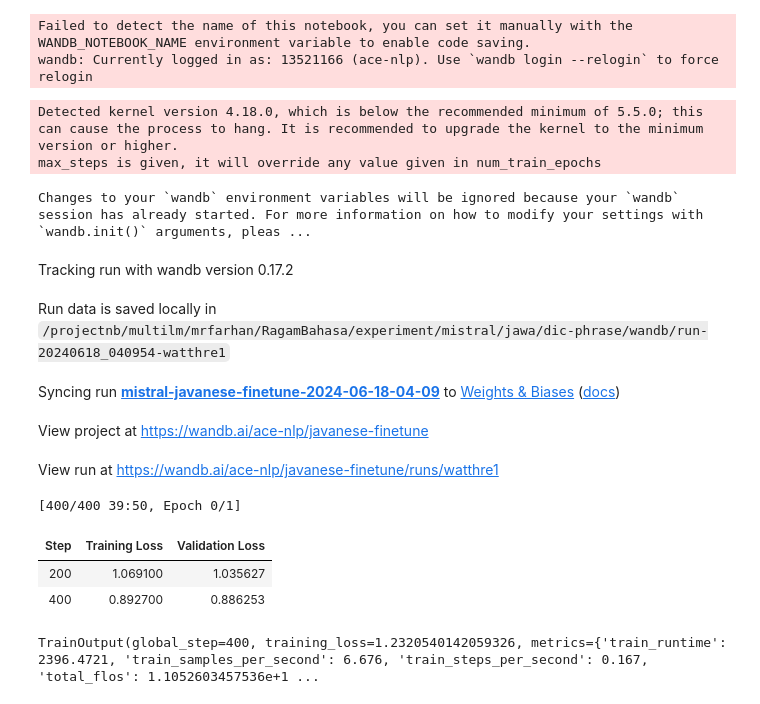
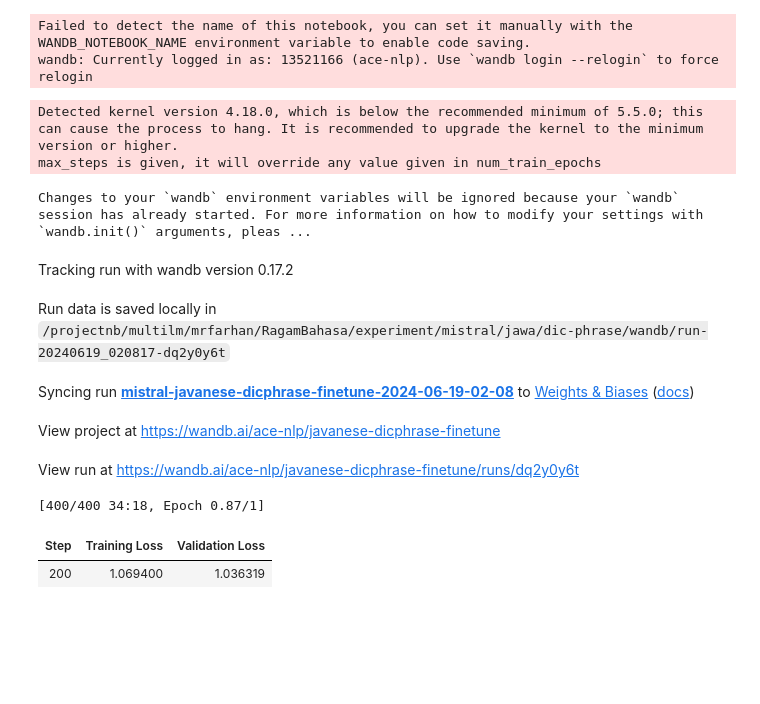
Before and after one commit to rifqifarhansyah/RagamBahasa-Dataset, a Jupyter notebook: Experiment/Mistral/Dic-Phrase/Mistral-Jawa-DicPhrase-Finetuned.ipynb, the cells around one changed output. Saved outputs shown, nothing was run; the diff lists cells and outputs as text; code cells hidden in the pictures; blank space fills up the shorter version.

```diff
--- a/Experiment/Dic-Phrase/Mistral-Jawa-DicPhrase-Finetuned.ipynb
+++ b/Experiment/Mistral/Dic-Phrase/Mistral-Jawa-DicPhrase-Finetuned.ipynb
@@ -92,7 +92,7 @@ plot_data_lengths(tokenized_train_dataset, tokenized_val_dataset)
 22906
 [figure]
 # %%
-max_length = 160
+max_length = 150
 
 def generate_and_tokenize_prompt2(prompt):
     result = tokenizer(
@@ -269,7 +269,7 @@ from datetime import datetime
 
 tokenizer.add_special_tokens({'pad_token': '[PAD]'})
 
-project = "javanese-finetune"
+project = "javanese-dicphrase-finetune"
 base_model_name = "mistral"
 run_name = base_model_name + "-" + project
 output_dir = "./" + run_name
@@ -281,41 +281,39 @@ trainer = transformers.Trainer(
     args=transformers.TrainingArguments(
         output_dir=output_dir,
         warmup_steps=100, # 10 % of max steps
         per_device_train_batch_size=4,
         gradient_accumulation_steps=10,
         max_steps=400,
         learning_rate=2.5e-5, # Want a small lr for finetuning
         bf16=True,
         optim="adamw_hf",
         logging_steps=50,              # When to start reporting loss
         logging_dir="./logs",        # Directory for storing logs
         save_strategy="steps",       # Save the model checkpoint every logging step
         save_steps=200,                # Save checkpoints every 50 steps
         evaluation_strategy="steps", # Evaluate the model every logging step
         eval_steps=200,               # Evaluate and save checkpoints every 50 steps
         do_eval=True,                # Perform evaluation at the end of training
         report_to="wandb",           # Comment this out if you don't want to use weights & baises
         run_name=f"{run_name}-{datetime.now().strftime('%Y-%m-%d-%H-%M')}"          # Name of the W&B run (optional)
     ),
     data_collator=transformers.DataCollatorForLanguageModeling(tokenizer, mlm=False),
 )
 
 model.config.use_cache = False  # silence the warnings. Please re-enable for inference!
 trainer.train()
 # %% [output]
 Detected kernel version 4.18.0, which is below the recommended minimum of 5.5.0; this can cause the process to hang. It is recommended to upgrade the kernel to the minimum version or higher.
 max_steps is given, it will override any value given in num_train_epochs
 Changes to your `wandb` environment variables will be ignored because your `wandb` session has already started. For more information on how to modify your settings with `wandb.init()` arguments, pleas ...
 Tracking run with wandb version 0.17.2
-Run data is saved locally in /projectnb/multilm/mrfarhan/RagamBahasa/experiment/mistral/jawa/dic-phrase/wandb/run-20240618_040954-watthre1
+Run data is saved locally in /projectnb/multilm/mrfarhan/RagamBahasa/experiment/mistral/jawa/dic-phrase/wandb/run-20240619_020817-dq2y0y6t
-Syncing run mistral-javanese-finetune-2024-06-18-04-09 to Weights & Biases (docs)
+Syncing run mistral-javanese-dicphrase-finetune-2024-06-19-02-08 to Weights & Biases (docs)
-View project at https://wandb.ai/ace-nlp/javanese-finetune
+View project at https://wandb.ai/ace-nlp/javanese-dicphrase-finetune
-View run at https://wandb.ai/ace-nlp/javanese-finetune/runs/watthre1
+View run at https://wandb.ai/ace-nlp/javanese-dicphrase-finetune/runs/dq2y0y6t
-[400/400 39:50, Epoch 0/1]
+[400/400 34:18, Epoch 0.87/1]
 | Step | Training Loss | Validation Loss |
-| 200 | 1.069100 | 1.035627 |
-| 400 | 0.892700 | 0.886253 |
+| 200 | 1.069400 | 1.036319 |
-TrainOutput(global_step=400, training_loss=1.2320540142059326, metrics={'train_runtime': 2396.4721, 'train_samples_per_second': 6.676, 'train_steps_per_second': 0.167, 'total_flos': 1.1052603457536e+1 ...
 # %%
 import torch
 from transformers import AutoTokenizer, AutoModelForCausalLM, BitsAndBytesConfig
```
Also changed, not shown: parts of 8 cells of this notebook, 10 other files.
